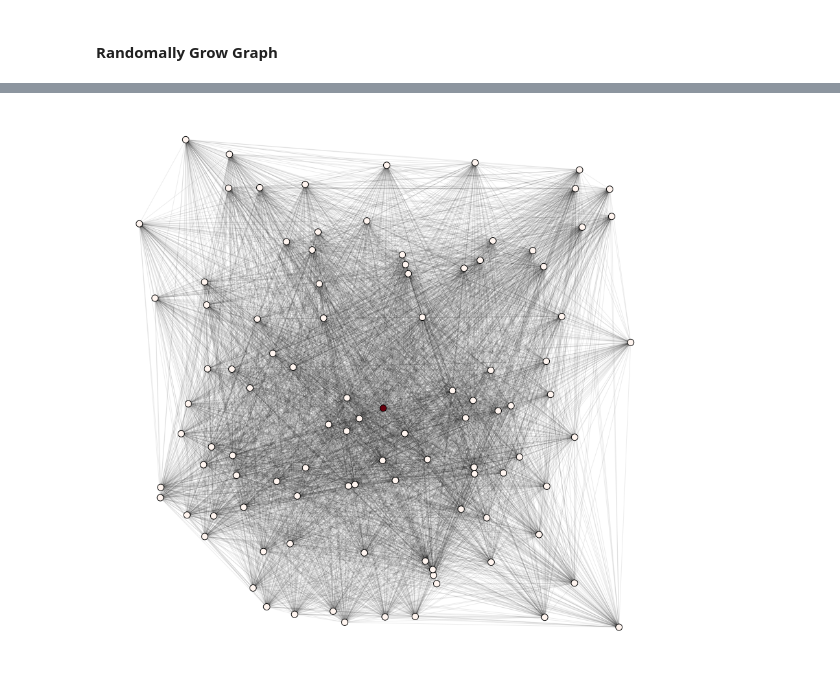
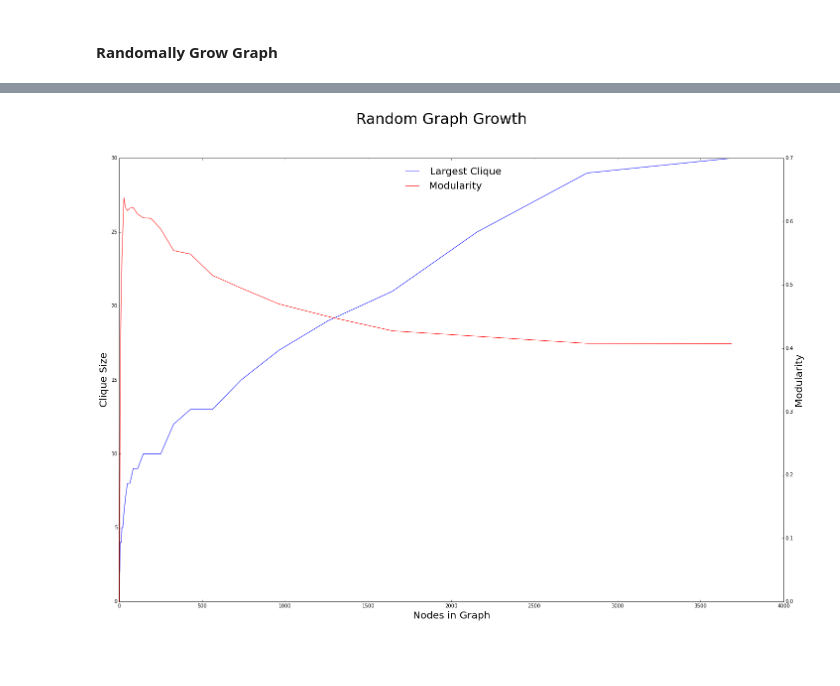
Before and after one commit to Mechachleopteryx/Graph-Growth, a Jupyter notebook: OpenSourceBayes_Grow!.ipynb, the cells around one changed output, grey strips where cells are left out. Drawn from its saved outputs; the diff is of its cells as text; code cells hidden in the pictures; blank space fills up the shorter version.

```diff
--- a/OpenSourceBayes_Grow!.ipynb
+++ b/OpenSourceBayes_Grow!.ipynb
@@ -89,6 +89,10 @@ for row in reader:
 # %%
 import pickle
 pickle.dump(nodes, open("nodes.p", "wb" ) )
+# %%
+import pickle
+nodes = open('nodes.p','r')
+nodes = pickle.load(nodes)
 # %% [markdown]
 #### Randomally Grow Graph
 # %%
@@ -247,2 +278,3 @@ while nodegrowth < growthfactor:
 # %%
-df = pd.DataFrame(data, columns= ('nodegrowth','edgegrowth', 'maxclique','avgclique','modularity'))
+import pandas as pd
+dfran = pd.DataFrame(data, columns= ('nodegrowth','edgegrowth', 'maxclique','avgclique','modularity','run_time'))
@@ -276,31 +281,50 @@ print "modularity is: " + str(modularity)
+# %%
+x1 = dfran['maxclique']
+# x2 = dfran['run_time']
+x3 = dfran['modularity']
+# x4 = df['modularity']
+y = dfran['nodegrowth']
+# y2 = df['nodegrowth']
+fig = plt.figure(figsize=(24,16))
+ax = fig.add_subplot(1,1,1)
+ax2 = ax.twinx()
+line1, = ax.plot( y, x1, label = 'Random Largest Clique')
+# line2, = ax.plot(y, x2, label = 'Computation Time')
+line3, = ax2.plot(y, x3, label = 'Random Modularity', color = 'red')
+# line4, = ax2.plot(y2, x4, label = 'Real Modularity', color ='purple')
+ax.set_xlabel('Nodes in Graph',fontsize=20)
+ax.set_ylabel('Clique Size',fontsize=20)
+ax2.set_ylabel('Modularity', fontsize=20)
+plt.suptitle('Random Graph Growth', fontsize=30)
+plt.legend((line1,line3),('Largest Clique', 'Modularity'), loc='upper center', frameon=False, fontsize=20)
+plt.show()
+# %% [output]
+[figure, added]
 # %%
-G=NXRanG
-# position is stored as node attribute data for random_geometric_graph
-pos = nx.random_layout(G)
-# find node near center (0.5,0.5)
-dmin=1
-ncenter=0
-for n in pos:
-    x,y=pos[n]
-    d=(x-0.5)**2+(y-0.5)**2
-    if d<dmin:
-        ncenter=n
-        dmin=d
+# G=NXBB
+# # position is stored as node attribute data for random_geometric_graph
+# pos = nx.random_layout(G)
+# # find node near center (0.5,0.5)
+# dmin=1
+# ncenter=0
+# for n in pos:
+#     x,y=pos[n]
+#     d=(x-0.5)**2+(y-0.5)**2
+#     if d<dmin:
+#         ncenter=n
+#         dmin=d
 
-# color by path length from node near center
-p=nx.single_source_shortest_path_length(G,ncenter)
+# # color by path length from node near center
+# p=nx.single_source_shortest_path_length(G,ncenter)
 
-plt.figure(figsize=(15,15))
-nx.draw_networkx_edges(G,pos,nodelist=[ncenter],alpha=0.08)
-nx.draw_networkx_nodes(G,pos,nodelist=p.keys(),
-                       node_size=100,
-                       node_color=p.values(),
-                       cmap=plt.cm.Reds_r)
+# plt.figure(figsize=(15,15))
+# nx.draw_networkx_edges(G,pos,nodelist=[ncenter],alpha=0.08)
+# nx.draw_networkx_nodes(G,pos,nodelist=p.keys(),
+#                        node_size=100,
+#                        node_color=p.values(),
+#                        cmap=plt.cm.Reds_r)
 
-plt.xlim(-0.05,1.05)
-plt.ylim(-0.05,1.05)
-plt.axis('off')
-plt.savefig('random_geometric_graph.png')
-plt.show()
+# plt.xlim(-0.05,1.05)
+# plt.ylim(-0.05,1.05)
+# plt.axis('off')
+# plt.show()
-# %% [output]
-[figure, removed]
```
Also changed, not shown: parts of 16 cells of this notebook, 1 other file.
